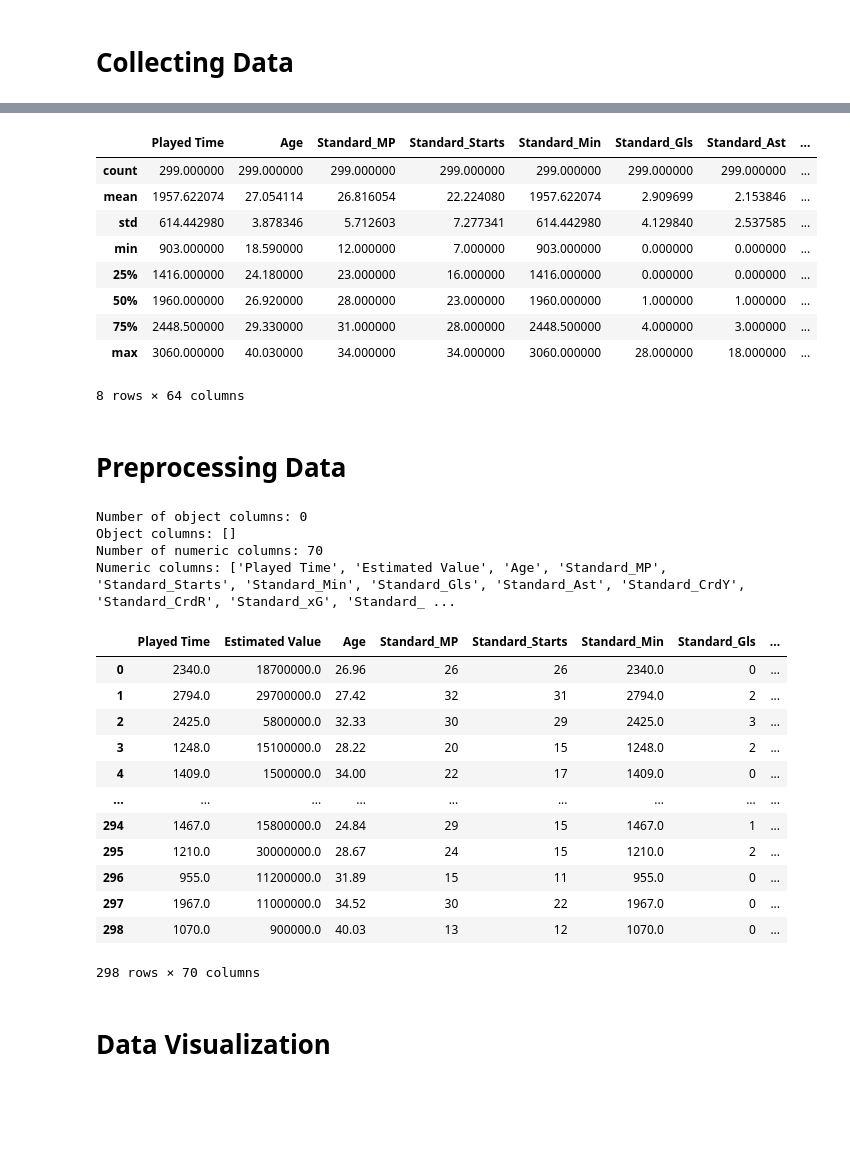
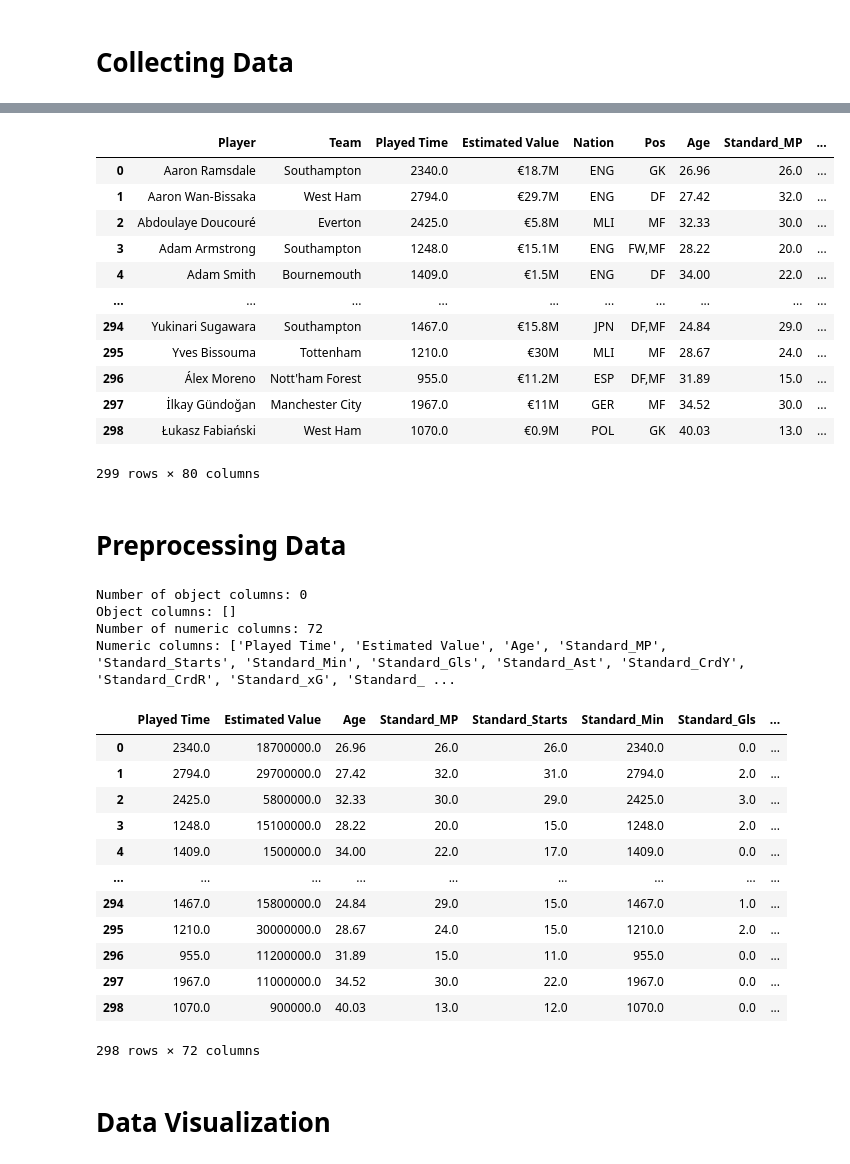
Before and after one commit to lightzgls/Python_Assignment, a Jupyter notebook: source code/Problem_IV/Predict_player_price.ipynb, the cells around one changed output, grey strips where cells are left out. Cells and saved outputs as stored; diff of their text form; code cells hidden in the pictures; blank space fills up the shorter version.

```diff
--- a/source code/Problem_IV/Predict_player_price.ipynb
+++ b/source code/Problem_IV/Predict_player_price.ipynb
@@ -31,17 +31,21 @@ memory usage: 187.0+ KB
 None
 # %%
 result_df.describe()
+result_df
 # %% [output]
-|  | Played Time | Age | Standard_MP | Standard_Starts | Standard_Min | Standard_Gls | Standard_Ast | ... |
-| count | 299.000000 | 299.000000 | 299.000000 | 299.000000 | 299.000000 | 299.000000 | 299.000000 | ... |
-| mean | 1957.622074 | 27.054114 | 26.816054 | 22.224080 | 1957.622074 | 2.909699 | 2.153846 | ... |
-| std | 614.442980 | 3.878346 | 5.712603 | 7.277341 | 614.442980 | 4.129840 | 2.537585 | ... |
-| min | 903.000000 | 18.590000 | 12.000000 | 7.000000 | 903.000000 | 0.000000 | 0.000000 | ... |
-| 25% | 1416.000000 | 24.180000 | 23.000000 | 16.000000 | 1416.000000 | 0.000000 | 0.000000 | ... |
-| 50% | 1960.000000 | 26.920000 | 28.000000 | 23.000000 | 1960.000000 | 1.000000 | 1.000000 | ... |
-| 75% | 2448.500000 | 29.330000 | 31.000000 | 28.000000 | 2448.500000 | 4.000000 | 3.000000 | ... |
-| max | 3060.000000 | 40.030000 | 34.000000 | 34.000000 | 3060.000000 | 28.000000 | 18.000000 | ... |
+|  | Player | Team | Played Time | Estimated Value | Nation | Pos | Age | Standard_MP | ... |
+| 0 | Aaron Ramsdale | Southampton | 2340.0 | €18.7M | ENG | GK | 26.96 | 26.0 | ... |
+| 1 | Aaron Wan-Bissaka | West Ham | 2794.0 | €29.7M | ENG | DF | 27.42 | 32.0 | ... |
+| 2 | Abdoulaye Doucouré | Everton | 2425.0 | €5.8M | MLI | MF | 32.33 | 30.0 | ... |
+| 3 | Adam Armstrong | Southampton | 1248.0 | €15.1M | ENG | FW,MF | 28.22 | 20.0 | ... |
+| 4 | Adam Smith | Bournemouth | 1409.0 | €1.5M | ENG | DF | 34.00 | 22.0 | ... |
+| ... | ... | ... | ... | ... | ... | ... | ... | ... | ... |
+| 294 | Yukinari Sugawara | Southampton | 1467.0 | €15.8M | JPN | DF,MF | 24.84 | 29.0 | ... |
+| 295 | Yves Bissouma | Tottenham | 1210.0 | €30M | MLI | MF | 28.67 | 24.0 | ... |
+| 296 | Álex Moreno | Nott'ham Forest | 955.0 | €11.2M | ESP | DF,MF | 31.89 | 15.0 | ... |
+| 297 | İlkay Gündoğan | Manchester City | 1967.0 | €11M | GER | MF | 34.52 | 30.0 | ... |
+| 298 | Łukasz Fabiański | West Ham | 1070.0 | €0.9M | POL | GK | 40.03 | 13.0 | ... |
-8 rows × 64 columns
+299 rows × 80 columns
 # %% [markdown]
 # Preprocessing Data
 # %%
@@ -73,12 +77,12 @@ def convert_to_numeric(value):
 
 # Apply the function to the specific columns
 result_df['Estimated Value'] = result_df['Estimated Value'].apply(convert_to_numeric)
-
+#remove outlier
 result_df = result_df[result_df["Player"] != "Mohamed Salah"]
 result_df = result_df.drop(
     ['Player', 'Team', 'Nation', 'Pos',
      'Goalkeeping_GA90', 'Goalkeeping_Save%',
-     'Goalkeeping_CS%', 'Goalkeeping_Penalty_Save%','Standard_PrgC', 'Standard_PrgP'],
+     'Goalkeeping_CS%', 'Goalkeeping_Penalty_Save%'],
     axis=1,
     errors='ignore'
 )
@@ -97,21 +101,21 @@ result_df
 # %% [output]
 Number of object columns: 0
 Object columns: []
-Number of numeric columns: 70
+Number of numeric columns: 72
 Numeric columns: ['Played Time', 'Estimated Value', 'Age', 'Standard_MP', 'Standard_Starts', 'Standard_Min', 'Standard_Gls', 'Standard_Ast', 'Standard_CrdY', 'Standard_CrdR', 'Standard_xG', 'Standard_ ...
 |  | Played Time | Estimated Value | Age | Standard_MP | Standard_Starts | Standard_Min | Standard_Gls | ... |
-| 0 | 2340.0 | 18700000.0 | 26.96 | 26 | 26 | 2340.0 | 0 | ... |
-| 1 | 2794.0 | 29700000.0 | 27.42 | 32 | 31 | 2794.0 | 2 | ... |
-| 2 | 2425.0 | 5800000.0 | 32.33 | 30 | 29 | 2425.0 | 3 | ... |
-| 3 | 1248.0 | 15100000.0 | 28.22 | 20 | 15 | 1248.0 | 2 | ... |
-| 4 | 1409.0 | 1500000.0 | 34.00 | 22 | 17 | 1409.0 | 0 | ... |
+| 0 | 2340.0 | 18700000.0 | 26.96 | 26.0 | 26.0 | 2340.0 | 0.0 | ... |
+| 1 | 2794.0 | 29700000.0 | 27.42 | 32.0 | 31.0 | 2794.0 | 2.0 | ... |
+| 2 | 2425.0 | 5800000.0 | 32.33 | 30.0 | 29.0 | 2425.0 | 3.0 | ... |
+| 3 | 1248.0 | 15100000.0 | 28.22 | 20.0 | 15.0 | 1248.0 | 2.0 | ... |
+| 4 | 1409.0 | 1500000.0 | 34.00 | 22.0 | 17.0 | 1409.0 | 0.0 | ... |
 | ... | ... | ... | ... | ... | ... | ... | ... | ... |
-| 294 | 1467.0 | 15800000.0 | 24.84 | 29 | 15 | 1467.0 | 1 | ... |
-| 295 | 1210.0 | 30000000.0 | 28.67 | 24 | 15 | 1210.0 | 2 | ... |
-| 296 | 955.0 | 11200000.0 | 31.89 | 15 | 11 | 955.0 | 0 | ... |
-| 297 | 1967.0 | 11000000.0 | 34.52 | 30 | 22 | 1967.0 | 0 | ... |
-| 298 | 1070.0 | 900000.0 | 40.03 | 13 | 12 | 1070.0 | 0 | ... |
+| 294 | 1467.0 | 15800000.0 | 24.84 | 29.0 | 15.0 | 1467.0 | 1.0 | ... |
+| 295 | 1210.0 | 30000000.0 | 28.67 | 24.0 | 15.0 | 1210.0 | 2.0 | ... |
+| 296 | 955.0 | 11200000.0 | 31.89 | 15.0 | 11.0 | 955.0 | 0.0 | ... |
+| 297 | 1967.0 | 11000000.0 | 34.52 | 30.0 | 22.0 | 1967.0 | 0.0 | ... |
+| 298 | 1070.0 | 900000.0 | 40.03 | 13.0 | 12.0 | 1070.0 | 0.0 | ... |
-298 rows × 70 columns
+298 rows × 72 columns
 # %% [markdown]
 # Data Visualization
 # %%
```
Also changed, not shown: parts of 4 cells of this notebook, 2 other files.
